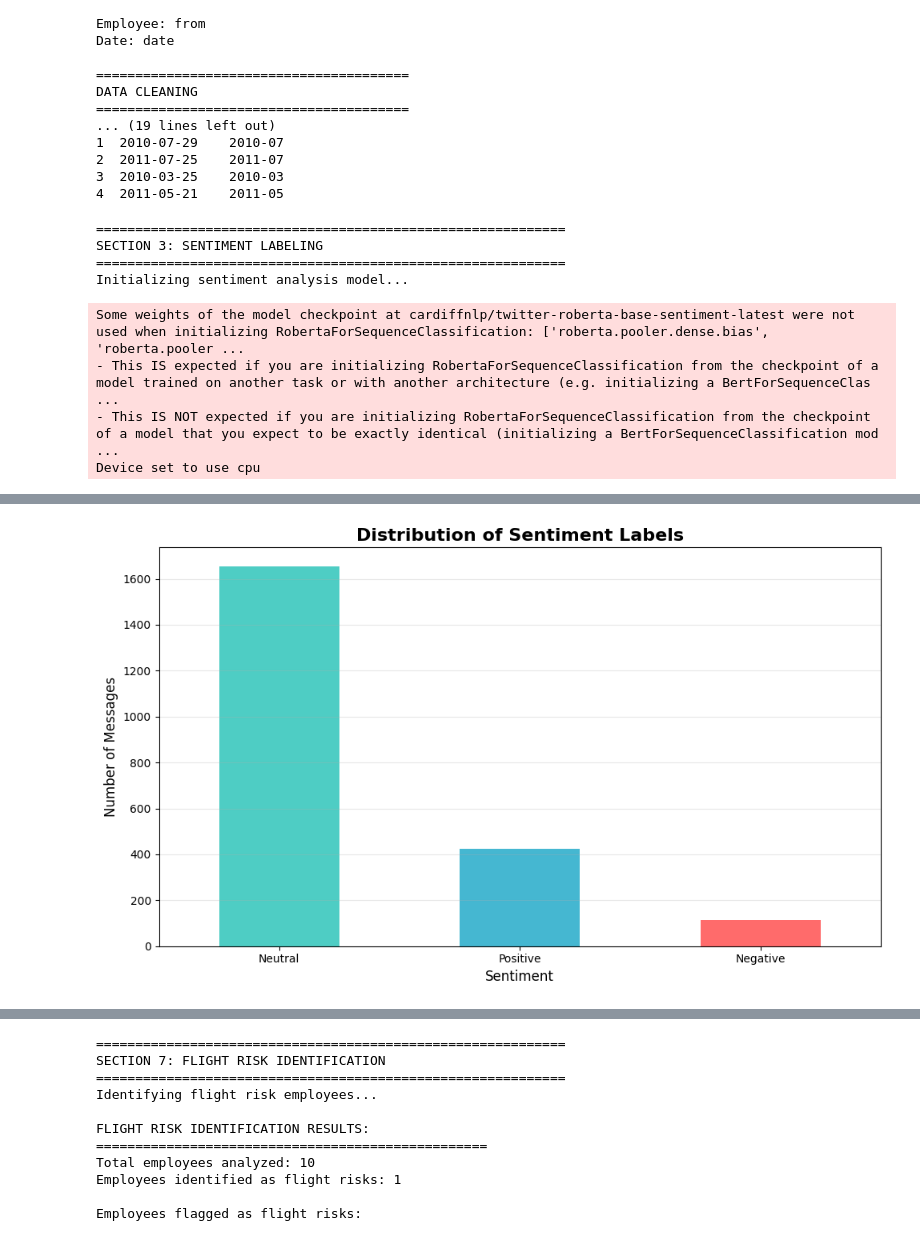
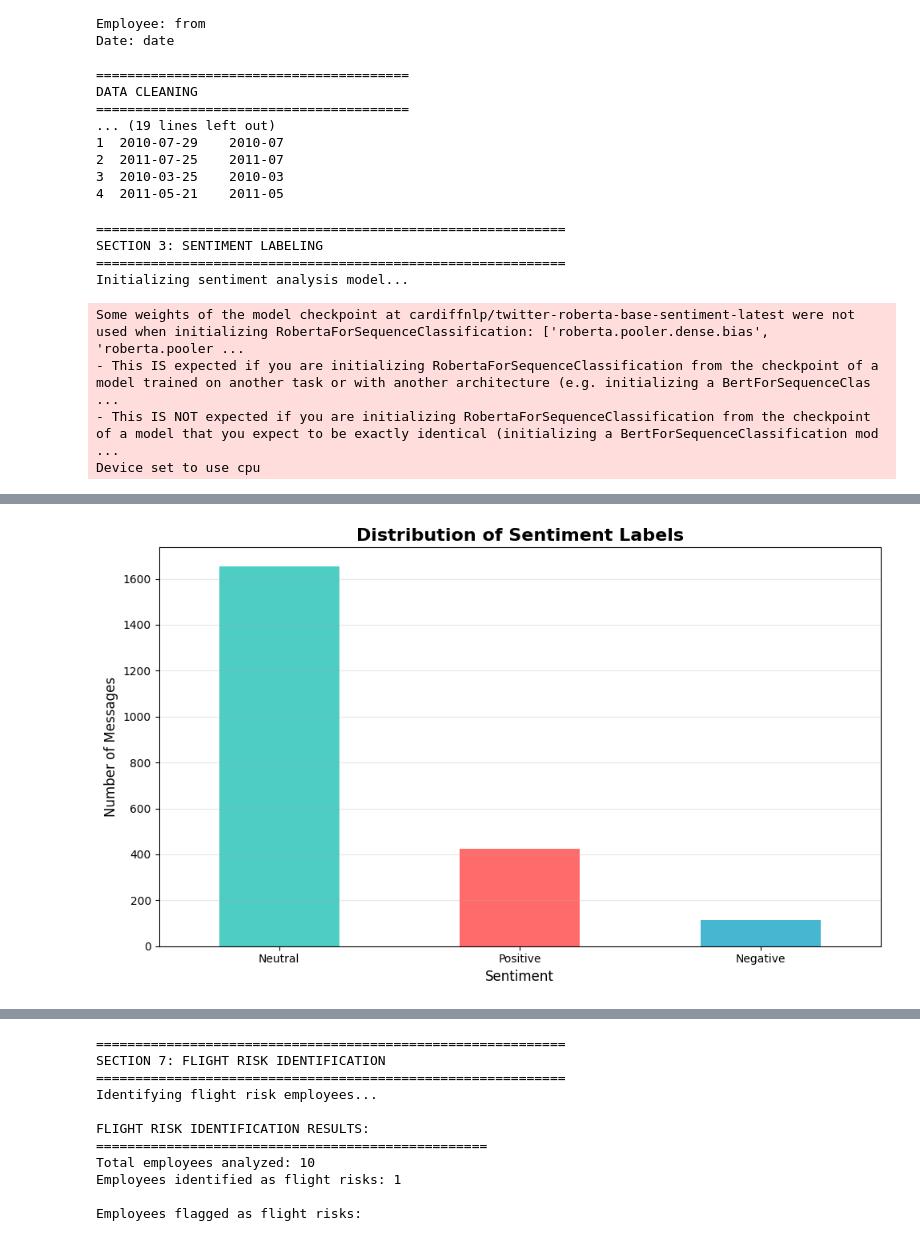
Before and after one commit to Sinjan-Debnath/employee-sentiment-analysis, a Jupyter notebook: employee_sentiment_analysis.ipynb, the cells around one changed output, grey strips where cells are left out. Drawn from its saved outputs; the diff is of its cells as text; code cells hidden in the pictures.

```diff
--- a/employee_sentiment_analysis.ipynb
+++ b/employee_sentiment_analysis.ipynb
@@ -116,7 +55,6 @@ print("SECTION 2: DATA PREPROCESSING")
 print("=" * 60)
 
 # --- FIX: Manually set the correct column names ---
-# The 'from' column identifies the employee, and 'body' contains the message text.
 message_col = 'body'
 employee_col = 'from'
 date_col = 'date'
@@ -146,12 +84,9 @@ try:
     print("Date conversion successful")
 except Exception as e:
     print(f"Date conversion failed: {e}")
-    # As a fallback, create dummy dates if conversion fails
     df_clean['date_parsed'] = pd.to_datetime(pd.Series([datetime(2023, 1, 1)] * len(df_clean)))
 
 # Extract month and year for easier grouping
-df_clean['year'] = df_clean['date_parsed'].dt.year
-df_clean['month'] = df_clean['date_parsed'].dt.month
 df_clean['year_month'] = df_clean['date_parsed'].dt.to_period('M')
 
 print(f"\nDate range: {df_clean['date_parsed'].min()} to {df_clean['date_parsed'].max()}")
@@ -180,75 +115,61 @@ DATA CLEANING
 3  2010-03-25    2010-03
 4  2011-05-21    2011-05
 # %%
-#@title Section 3: Sentiment Labeling using LLM (Updated)
+#@title Section 3: Sentiment Labeling using LLM
 print("=" * 60)
 print("SECTION 3: SENTIMENT LABELING")
 print("=" * 60)
 
 print("Initializing sentiment analysis model...")
 
-# Use a pre-trained sentiment analysis model from Hugging Face Transformers
-try:
-    sentiment_pipeline = pipeline(
-        "sentiment-analysis",
-        model="cardiffnlp/twitter-roberta-base-sentiment-latest",
-        tokenizer="cardiffnlp/twitter-roberta-base-sentiment-latest"
-    )
-    print("Roberta sentiment model loaded successfully!")
-except Exception as e:
-    print(f"Could not load transformer model: {e}")
-    sentiment_pipeline = None
+# Use a pre-trained sentiment analysis model
+sentiment_pipeline = pipeline(
+    "sentiment-analysis",
+    model="cardiffnlp/twitter-roberta-base-sentiment-latest",
+    tokenizer="cardiffnlp/twitter-roberta-base-sentiment-latest"
+)
+print("Roberta sentiment model loaded successfully!")
 
 def analyze_sentiment(text):
-    """
-    Analyze sentiment of a given text using the transformer pipeline.
-    Truncates text to 512 characters as required by the model.
-    """
-    if sentiment_pipeline is not None:
-        try:
-            # The model has a token limit, so truncate long texts
-            truncated_text = str(text)[:512]
-            result = sentiment_pipeline(truncated_text)[0]
-            label = result['label'].lower()
-
-            if 'positive' in label:
-                return 'Positive'
-            elif 'negative' in label:
-                return 'Negative'
-            else:
-                return 'Neutral'
-        except Exception:
-            # Fallback for any errors during pipeline execution
-            return 'Neutral'
-    else:
-        # If the pipeline failed to load, return Neutral for all
-        return 'Neutral'
+    try:
+        truncated_text = str(text)[:512]
+        result = sentiment_pipeline(truncated_text)[0]
+        label = result['label'].lower()
+        if 'positive' in label: return 'Positive'
+        elif 'negative' in label: return 'Negative'
+        else: return 'Neutral'
+    except Exception: return 'Neutral'
 
 print("\nPerforming sentiment analysis on all messages...")
-print("NOTE: This will take several minutes to run on the full dataset...")
 
+# --- Apply analysis to the entire cleaned dataframe ---
 df_final = df_clean.copy()
 df_final['sentiment'] = df_final[message_col].apply(analyze_sentiment)
 
 print("\nSentiment analysis completed!")
+
+# --- Plotting Function Definition ---
+def plot_sentiment_distribution(df, save_path=None):
+    plt.figure(figsize=(10, 6))
+    sentiment_counts = df['sentiment'].value_counts()
+    colors = ['#4ECDC4', '#FF6B6B', '#45B7D1']
+    sentiment_counts.plot(kind='bar', color=colors)
+    plt.title('Distribution of Sentiment Labels', fontsize=16, fontweight='bold')
+    plt.xlabel('Sentiment', fontsize=12)
+    plt.ylabel('Number of Messages', fontsize=12)
+    plt.xticks(rotation=0)
+    plt.grid(axis='y', alpha=0.3)
+    plt.tight_layout()
+    if save_path:
+        plt.savefig(save_path, dpi=300, bbox_inches='tight')
+    plt.show()
+
+# --- Display Results ---
 print("\nSentiment Distribution:")
-sentiment_counts = df_final['sentiment'].value_counts()
-print(sentiment_counts)
+print(df_final['sentiment'].value_counts())
 
-# Visualize sentiment distribution
-plt.figure(figsize=(10, 6))
-colors = ['#4ECDC4', '#45B7D1', '#FF6B6B'] # Adjusted colors for consistency
-sentiment_counts.plot(kind='bar', color=colors)
-plt.title('Distribution of Sentiment Labels', fontsize=16, fontweight='bold')
-plt.xlabel('Sentiment', fontsize=12)
-plt.ylabel('Number of Messages', fontsize=12)
-plt.xticks(rotation=0)
-plt.grid(axis='y', alpha=0.3)
-plt.tight_layout()
-plt.show()
-
-print(f"\nFinal dataset shape with sentiment labels: {df_final.shape}")
-print(df_final[[employee_col, message_col, 'sentiment']].head(10))
+# --- Function Call to Display Plot ---
+plot_sentiment_distribution(df_final)
 # %% [output]
 ============================================================
 SECTION 3: SENTIMENT LABELING
@@ -265,10 +185,10 @@ NOTE: This will take several minutes to run on the full dataset...
 
 Sentiment analysis completed!
 
 Sentiment Distribution:
 sentiment
 Neutral     1654
 Positive     424
 Negative     113
 Name: count, dtype: int64
-[figure, old version]
+[figure, new version]
```
Also changed, not shown: parts of 16 cells of this notebook.
